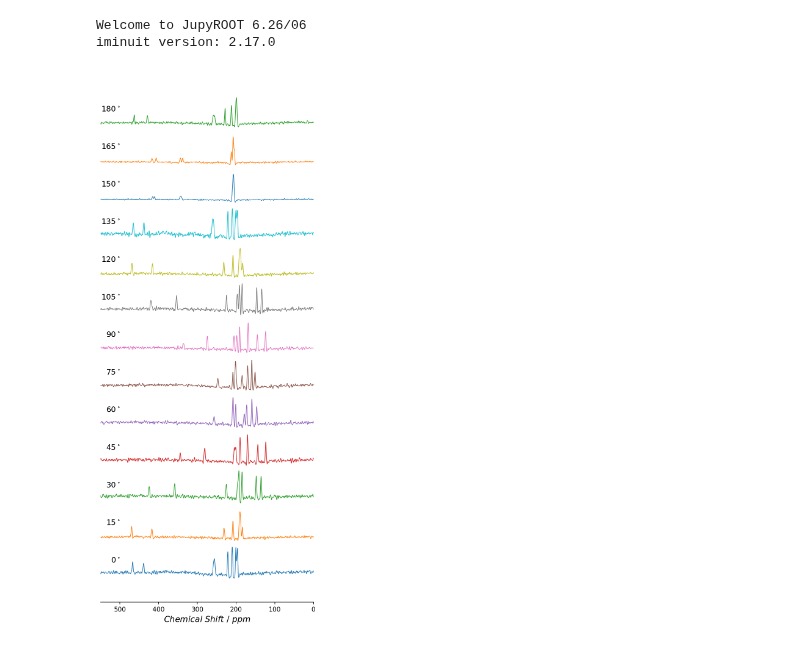
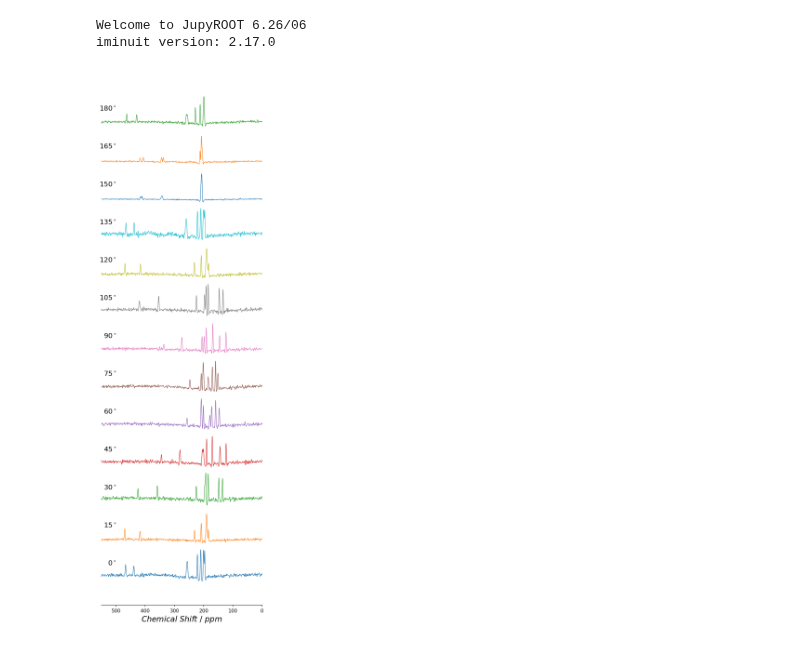
Before and after one commit to AstrobioShiva/Script_project, a Jupyter notebook: NMR_analysis/stacked_plot_L_ala_z.ipynb, the cells around one changed output. Cells and saved outputs as stored; diff of their text form; code cells hidden in the pictures.

```diff
--- a/NMR_analysis/stacked_plot_L_ala_z.ipynb
+++ b/NMR_analysis/stacked_plot_L_ala_z.ipynb
@@ -55,37 +55,41 @@ for numb in range(file_start, file_end + 1):
     # Sotre x and y axis as data sets
 
     data_sets.append({"x": x, "y": yData})
 
 # # Plot the data ********************************
-fig, ax = plt.subplots(figsize=(6, 15), dpi=150)  # Create the figure and axes
+fig, ax = plt.subplots(figsize=(6, 20), dpi=150)  # Create the figure and axes
 labels = [rf"${i}^\circ$" for i in range(angle_start, angle_end + angle_step, angle_step)]
 
 # # Plot each dataset with its corresponding x-axis
 for i, (dataset, label) in enumerate(zip(data_sets, labels)):
 
 #     # Calculate vertical offset
     offset = i * 1.5  # Adjust the offset value as needed
 
 #     # Plot the data
     ax.plot(dataset["x"], dataset["y"] + offset, linewidth=0.9, label=label)
 
     # Add label text (adjust the position of label if needed)
-    ax.text(x=500, y=offset+0.7,  s=label, color='black', va='center', ha='right', fontsize=12)
+    ax.text(x=500, y=offset+0.7,  s=label, color='black', va='center', ha='right', fontsize=14)
 
 # Adjust plot aesthetics
 ax.set_yticks([])  # Remove y-axis ticks
 # ax.set_xlim([max(x_end, x_start), min(x_start, x_end)])  # Ensure proper limits for x-axis
 ax.set_xlim([550, 0])  # Ensure proper limits for x-axis
-ax.set_xlabel(r'$Chemical\ Shift\ /\ ppm$', fontsize=13)
+ax.set_xlabel(r'$Chemical\ Shift\ /\ ppm$', fontsize=16)
 
 # Hide the top spine
 ax.spines['top'].set_visible(False)
 ax.spines['right'].set_visible(False)
 ax.spines['left'].set_visible(False)
 
 plt.show()
+
+# Save figure
+
+fig.savefig('/home/shiva/WMU/PhD/Scripts/phd_project/Python/NMR/NMR_analysis/plots_experiment/Z_stacked_L_alanine.png', dpi = 150 ,bbox_inches='tight')
 # %% [output]
-[figure, old version]
+[figure, new version]
 # %%
 
 
```
Also changed, not shown: parts of 1 cell of this notebook, 13 other files.
